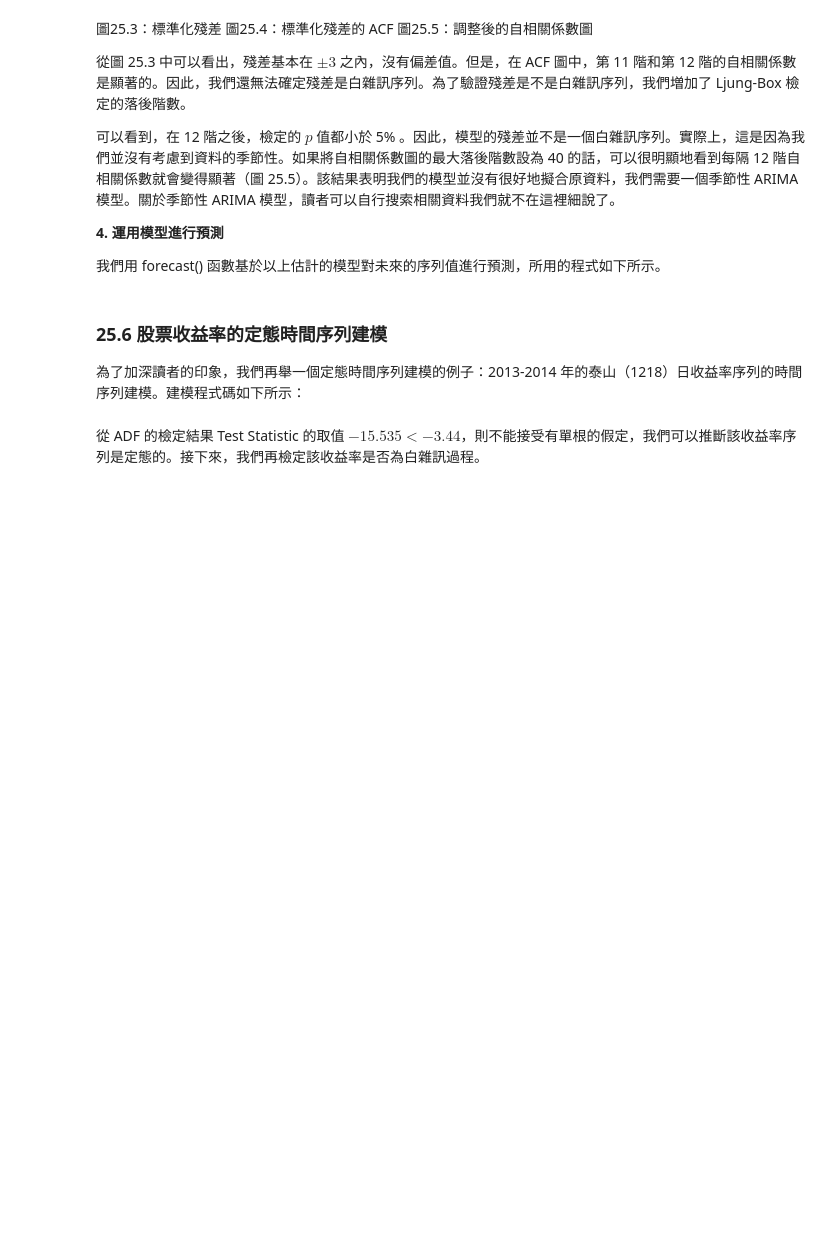
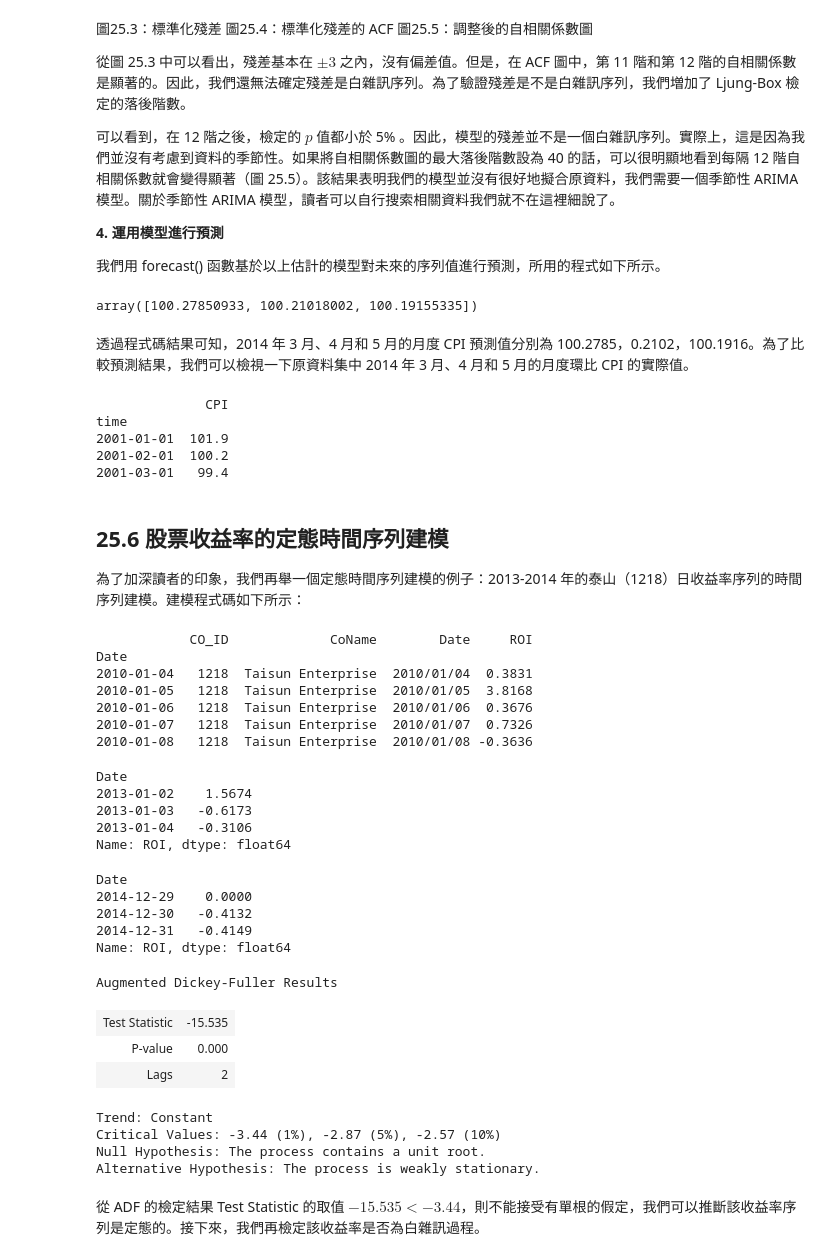
Before and after one commit to okluda/finpy_practice, a Jupyter notebook: ch_25.ipynb, the cells around one changed output. Cells and saved outputs as stored; diff of their text form; code cells hidden in the pictures; blank space fills up the shorter version.

```diff
--- a/ch_25.ipynb
+++ b/ch_25.ipynb
@@ -486,20 +486,61 @@ CPI.head(3)
+# %%
+# 用 model3 預測未來 3 期的 CPI
+model3.forecast(3)[0]
+# %% [output]
+array([100.27850933, 100.21018002, 100.19155335])
+# %% [markdown]
+透過程式碼結果可知，2014 年 3 月、4 月和 5 月的月度 CPI 預測值分別為 100.2785，0.2102，100.1916。為了比較預測結果，我們可以檢視一下原資料集中 2014 年 3 月、4 月和 5 月的月度環比 CPI 的實際值。
+# %%
+print(CPI.head(3))
+# %% [output]
+              CPI
+time
+2001-01-01  101.9
+2001-02-01  100.2
+2001-03-01   99.4
 # %% [markdown]
-### 25.6 股票收益率的定態時間序列建模
+## 25.6 股票收益率的定態時間序列建模
 
 為了加深讀者的印象，我們再舉一個定態時間序列建模的例子：2013-2014 年的泰山（1218）日收益率序列的時間序列建模。建模程式碼如下所示：
 # %%
 # 讀取資料
 taisun=pd.read_csv('.\\PythonBook_code_data\\part4\\025\\1218.csv',sep='\t')
 taisun.index=pd.to_datetime(taisun.Date)
-taisun.head()
+print(taisun.head())
 
 returns=taisun.ROI['2013-01-01':'2015-01-01']
 returns.head(n=3)
 
 returns.tail(n=3)
 
 # 檢定序列是定態的
 ADF(returns).summary()
+# %% [output]
+            CO_ID             CoName        Date     ROI
+Date
+2010-01-04   1218  Taisun Enterprise  2010/01/04  0.3831
+2010-01-05   1218  Taisun Enterprise  2010/01/05  3.8168
+2010-01-06   1218  Taisun Enterprise  2010/01/06  0.3676
+2010-01-07   1218  Taisun Enterprise  2010/01/07  0.7326
+2010-01-08   1218  Taisun Enterprise  2010/01/08 -0.3636
+Date
+2013-01-02    1.5674
+2013-01-03   -0.6173
+2013-01-04   -0.3106
+Name: ROI, dtype: float64
+Date
+2014-12-29    0.0000
+2014-12-30   -0.4132
+2014-12-31   -0.4149
+Name: ROI, dtype: float64
+Augmented Dickey-Fuller Results
+| Test Statistic | -15.535 |
+| P-value | 0.000 |
+| Lags | 2 |
+Trend: Constant
+Critical Values: -3.44 (1%), -2.87 (5%), -2.57 (10%)
+Null Hypothesis: The process contains a unit root.
+Alternative Hypothesis: The process is weakly stationary.
 # %% [markdown]
 從 ADF 的檢定結果 Test Statistic 的取值 $-15.535<-3.44$，則不能接受有單根的假定，我們可以推斷該收益率序列是定態的。接下來，我們再檢定該收益率是否為白雜訊過程。
 # %%
```
Also changed, not shown: parts of 20 cells of this notebook, 20 other files.
